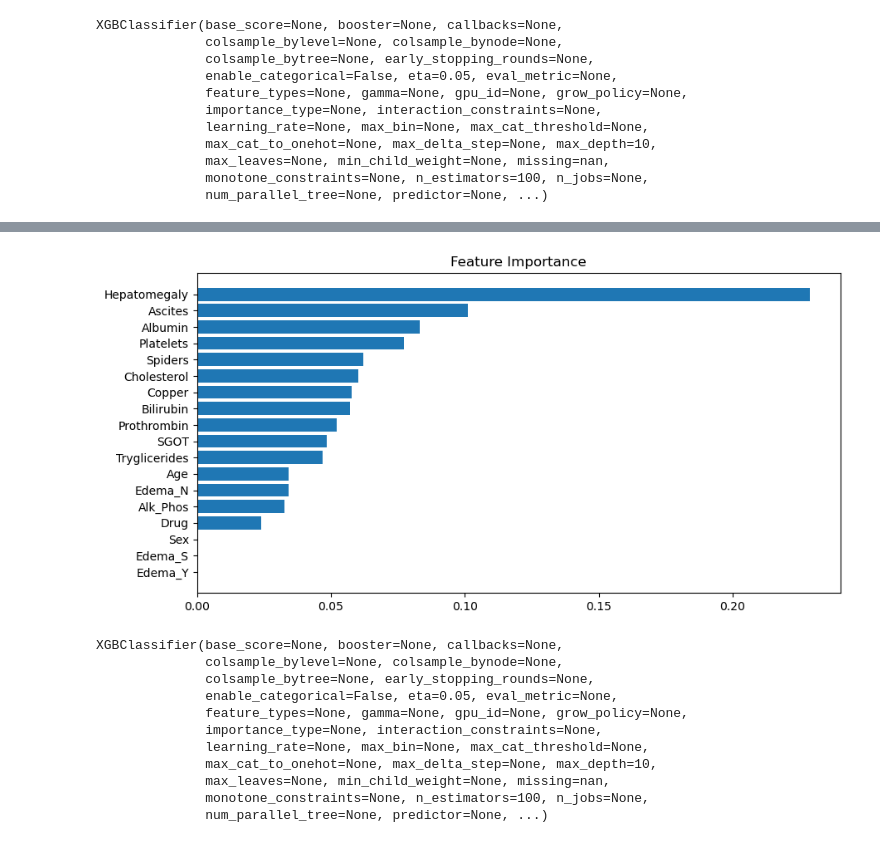
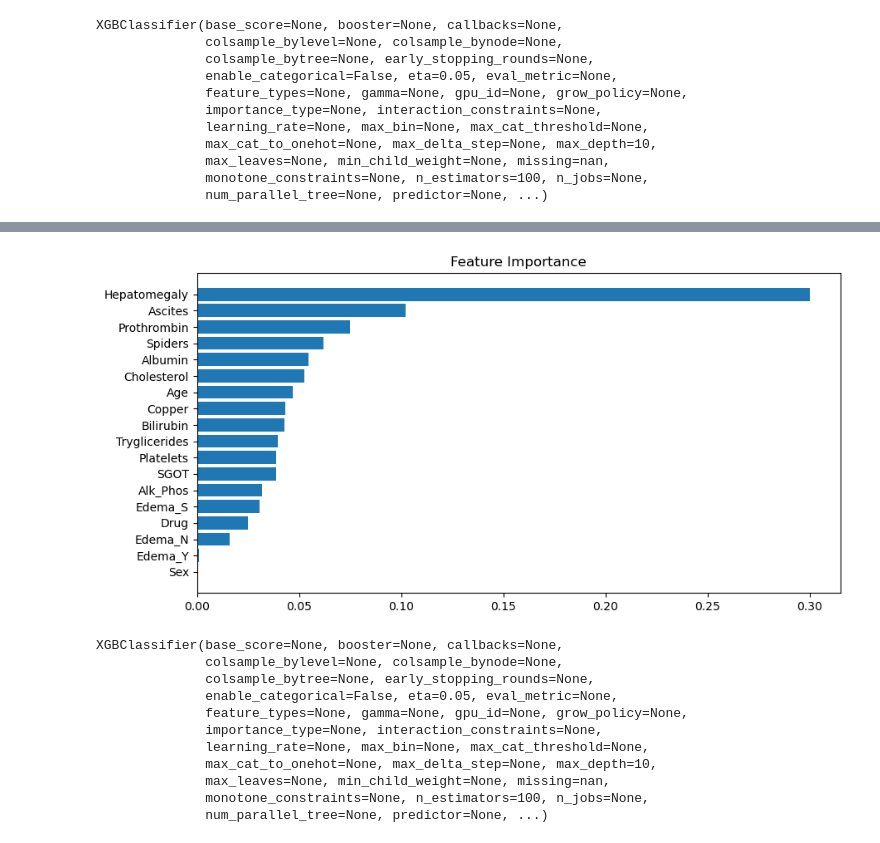
Before and after one commit to YixuanJiao04/Breast-Cancer-Classification, a Jupyter notebook: Liver-Cirhosis-Prediction.ipynb, the cells around one changed output, grey strips where cells are left out. Cells and saved outputs as stored; diff of their text form; code cells hidden in the pictures.

```diff
--- a/Liver-Cirhosis-Prediction.ipynb
+++ b/Liver-Cirhosis-Prediction.ipynb
@@ -146,7 +146,6 @@ target = np.where(target == 3,1,0)
 #60,20,20 train,val,test,split
 from sklearn.model_selection import train_test_split
 X_xgb_train, X_xgb_test, y_xgb_train, y_xgb_test = train_test_split(features, target, test_size=0.2, random_state=1)
-X_xgb_train, X_xgb_val, y_xgb_train, y_xgb_val = train_test_split(X_xgb_train, y_xgb_train, test_size=0.25, random_state=1)
 # %%
 import xgboost as xgb
 model = xgb.XGBClassifier(n_estimators=100, max_depth=10, eta=0.05)
@@ -205,12 +204,12 @@ cohen_kappa_score(model.predict(X_xgb_val),y_xgb_val)
 # %%
 feature_importance = model.feature_importances_
 sorted_idx = np.argsort(feature_importance)
 fig = plt.figure(figsize=(10, 5))
 plt.barh(range(len(sorted_idx)), feature_importance[sorted_idx], align='center')
-plt.yticks(range(len(sorted_idx)), np.array(X_xgb_val.columns)[sorted_idx])
+plt.yticks(range(len(sorted_idx)), np.array(X_xgb_test.columns)[sorted_idx])
 plt.title('Feature Importance')
 plt.show()
 # %% [output]
-[figure, old version]
+[figure, new version]
 # %%
 model2 = xgb.XGBClassifier(n_estimators=100, max_depth=10, eta=0.05)
```
Also changed, not shown: parts of 32 cells of this notebook.
